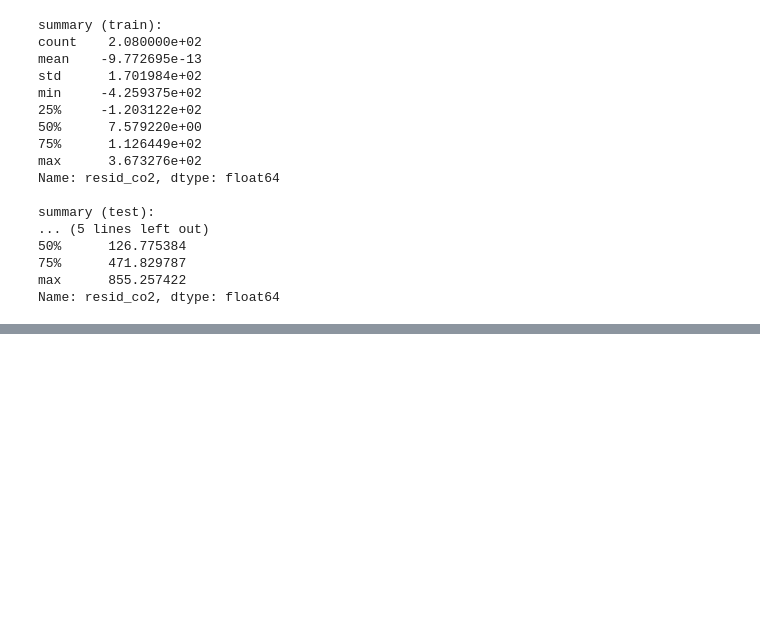
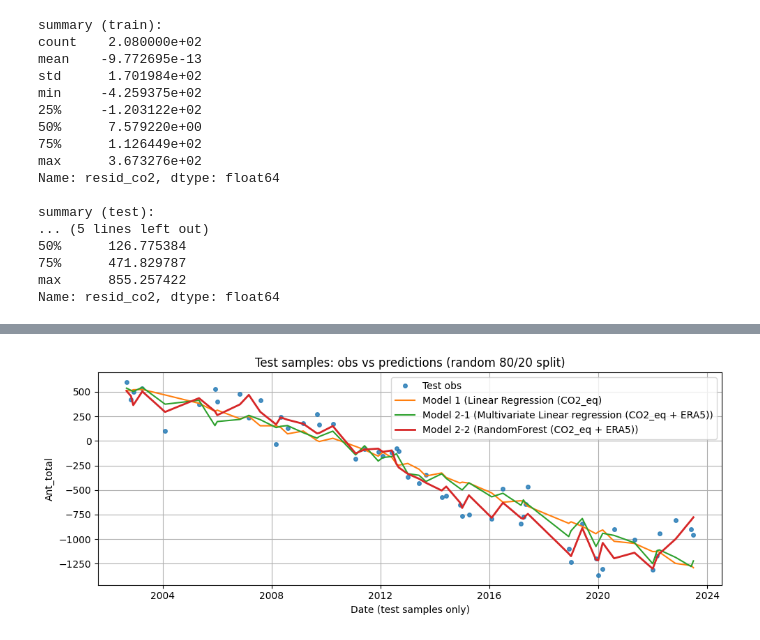
Before and after one commit to KentBerry680/ENGG680_2025_Fall---group-20-assignments, a Jupyter notebook: Final assignment/ENGG_Analysis.ipynb, the cells around one changed output, grey strips where cells are left out. Cells and saved outputs as stored; diff of their text form; code cells hidden in the pictures; blank space fills up the shorter version.

```diff
--- a/Final assignment/ENGG_Analysis.ipynb
+++ b/Final assignment/ENGG_Analysis.ipynb
@@ -1311,0 +1464,64 @@ Name: resid_co2, dtype: float64
+# %%
+# ===== 8) 모델 2-1: Ant_total ~ CO2_eq + ERA5 (다변량 선형) =====
+lin_full = LinearRegression()
+lin_full.fit(X_train_full, y_train)
+
+yhat_train_full_lin = lin_full.predict(X_train_full)
+yhat_test_full_lin  = lin_full.predict(X_test_full)
+
+print("\n[model 2-1: Multivariate Linear regression (CO2_eq + ERA5)]")
+print("  계수 (features -> Ant_total):")
+for name, coef in zip(features_available, lin_full.coef_):
+    print(f"    {name}: {coef}")
+print("  intercept:", lin_full.intercept_)
+print("  R^2 (train):", r2_score(y_train, yhat_train_full_lin))
+print("  R^2 (test) :", r2_score(y_test,  yhat_test_full_lin))
+print("  RMSE (train):", rmse(y_train, yhat_train_full_lin))
+print("  RMSE (test) :", rmse(y_test,  yhat_test_full_lin))
+
+
+
+# ===== 9) 모델 2-2: RandomForest (CO2_eq + ERA5) =====
+rf = RandomForestRegressor(
+    n_estimators=300,
+    max_depth=None,
+    random_state=0,
+    n_jobs=-1,
+)
+rf.fit(X_train_full, y_train)
+
+yhat_train_rf = rf.predict(X_train_full)
+yhat_test_rf  = rf.predict(X_test_full)
+
+print("\n[model 2-2: RandomForest (CO2_eq + ERA5)]")
+print("  R^2 (train):", r2_score(y_train, yhat_train_rf))
+print("  R^2 (test) :", r2_score(y_test,  yhat_test_rf))
+print("  RMSE (train):", rmse(y_train, yhat_train_rf))
+print("  RMSE (test) :", rmse(y_test,  yhat_test_rf))
+
+print("\n  Feature importances:")
+for name, imp in sorted(zip(features_available, rf.feature_importances_),
+                        key=lambda x: -x[1]):
+    print(f"    {name}: {imp:.3f}")
+
+# test 샘플에서 관측 vs 예측 비교 (랜덤 split → 시간순으로 다시 정렬해서 그림)
+test_sorted = test.sort_values("date").copy()
+idx = test_sorted.index
+y_test_sorted      = data_ml.loc[idx, "Ant_total"].values
+yhat_test_co2_s    = lin_co2.predict(data_ml.loc[idx, ["CO2_eq"]].values)
+yhat_test_full_s   = lin_full.predict(data_ml.loc[idx, features_available].values)
+yhat_test_rf_s     = rf.predict(data_ml.loc[idx, features_available].values)
+date_test_sorted   = data_ml.loc[idx, "date"].values
+
+plt.figure()
+plt.plot(date_test_sorted, y_test_sorted, "o", markersize=4, alpha=0.8, label="Test obs")
+plt.plot(date_test_sorted, yhat_test_co2_s,  "-", linewidth=1.5, label="Model 1 (Linear Regression (CO2_eq)")
+plt.plot(date_test_sorted, yhat_test_full_s, "-", linewidth=1.5, label="Model 2-1 (Multivariate Linear regression (CO2_eq + ERA5))")
+plt.plot(date_test_sorted, yhat_test_rf_s,   "-", linewidth=2.0, label="Model 2-2 (RandomForest (CO2_eq + ERA5))")
+plt.xlabel("Date (test samples only)")
+plt.ylabel("Ant_total")
+plt.title("Test samples: obs vs predictions (random 80/20 split)")
+plt.legend()
+plt.tight_layout()
+plt.show()
+# %% [output]
@@ -1311,0 +1545 @@ Name: resid_co2, dtype: float64
+[figure, added]
```
Also changed, not shown: parts of 23 cells of this notebook.
